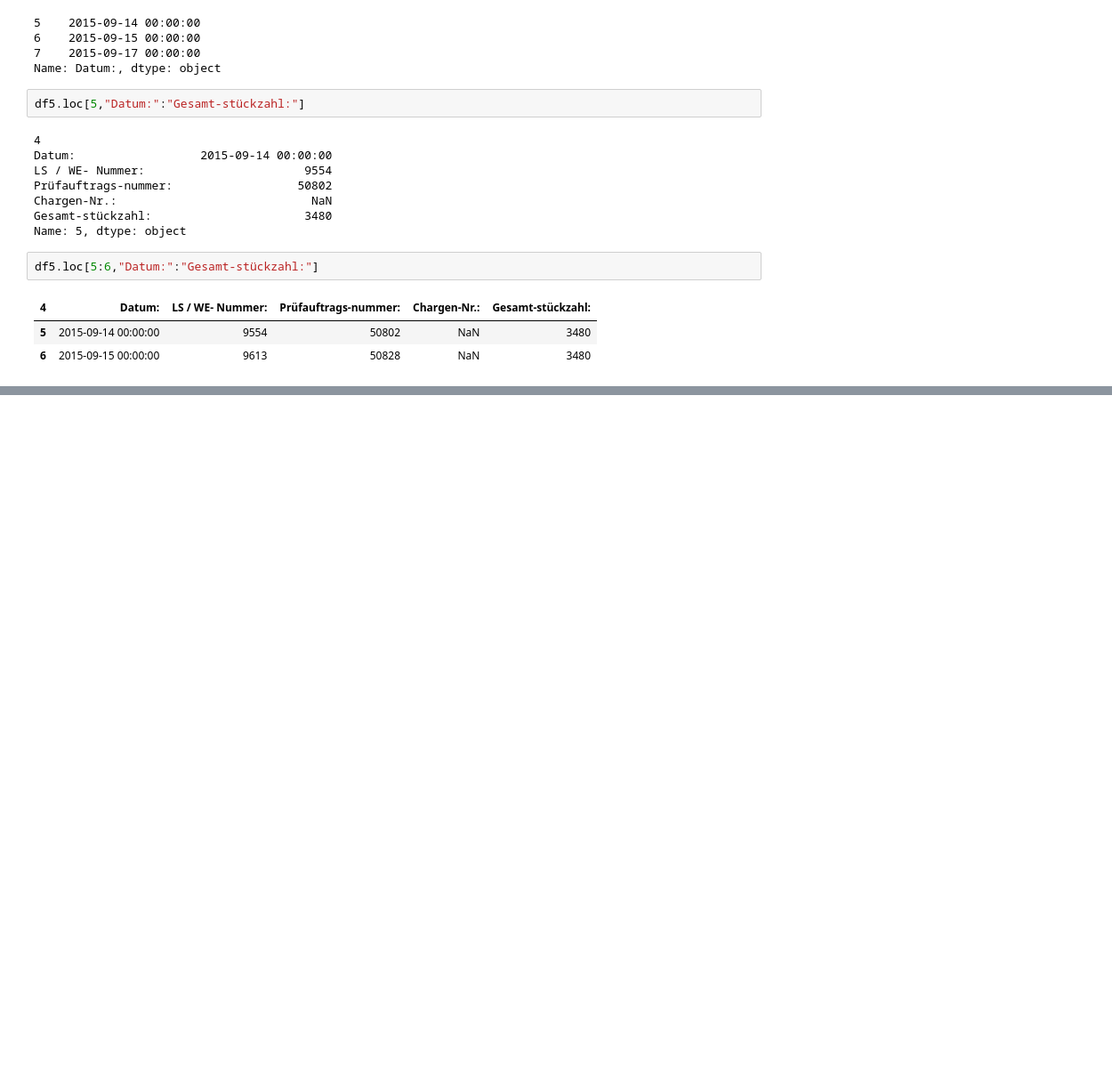
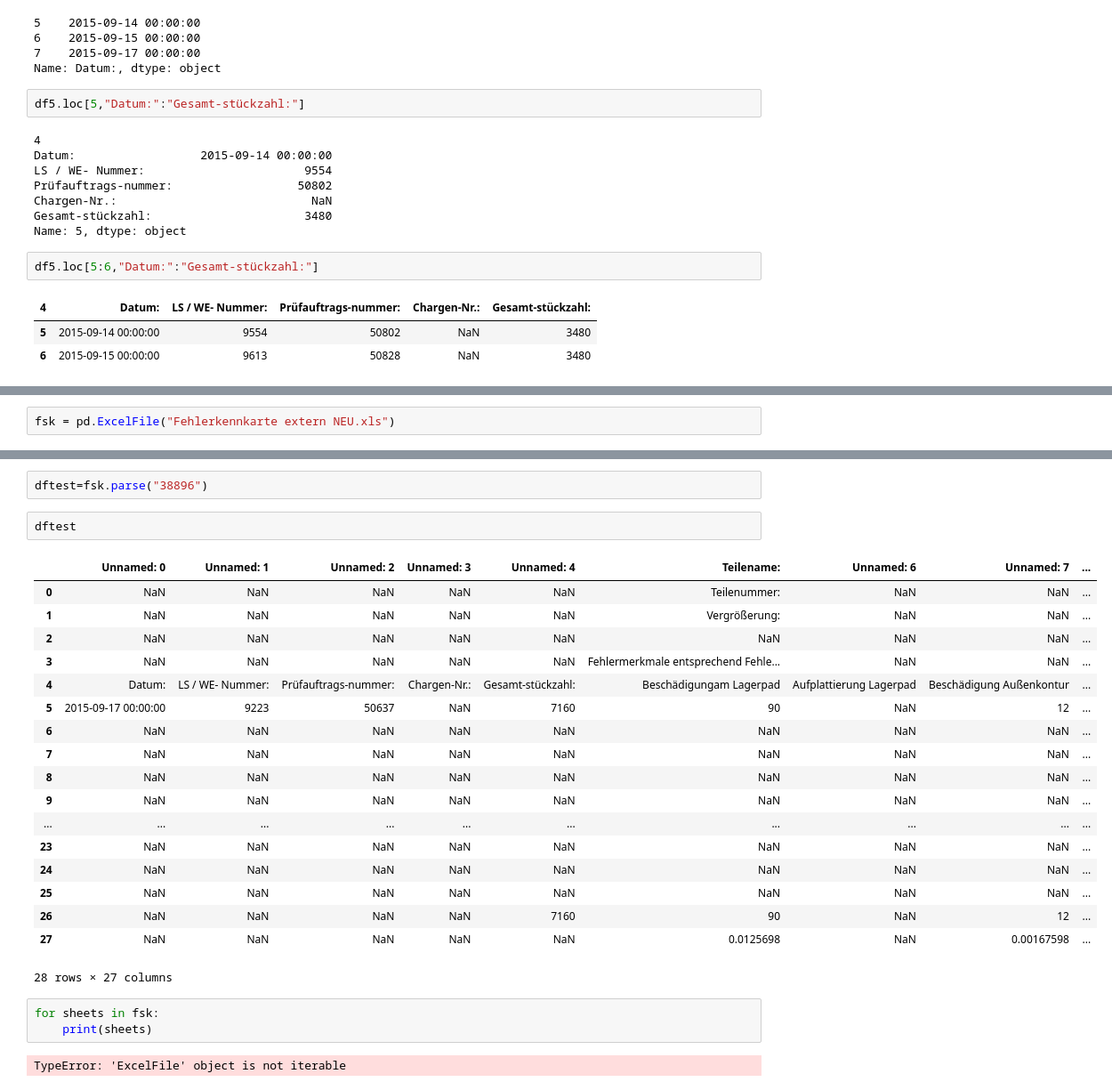
Before and after one commit to c-ern/exceltest, a Jupyter notebook: Untitled.ipynb, the cells around one changed output, grey strips where cells are left out. Shown at 89% size. Saved outputs shown, nothing was run; the diff lists cells and outputs as text; blank space fills up the shorter version.

```diff
--- a/Untitled.ipynb
+++ b/Untitled.ipynb
@@ -170,0 +177,2 @@ df5.loc[5:6,"Datum:":"Gesamt-stückzahl:"]
+# %%
+fsk = pd.ExcelFile("Fehlerkennkarte extern NEU.xls")
@@ -170,0 +203,28 @@ df5.loc[5:6,"Datum:":"Gesamt-stückzahl:"]
+# %%
+dftest=fsk.parse("38896")
+# %%
+dftest
+# %% [output]
+|  | Unnamed: 0 | Unnamed: 1 | Unnamed: 2 | Unnamed: 3 | Unnamed: 4 | Teilename: | Unnamed: 6 | Unnamed: 7 | ... |
+| 0 | NaN | NaN | NaN | NaN | NaN | Teilenummer: | NaN | NaN | ... |
+| 1 | NaN | NaN | NaN | NaN | NaN | Vergrößerung: | NaN | NaN | ... |
+| 2 | NaN | NaN | NaN | NaN | NaN | NaN | NaN | NaN | ... |
+| 3 | NaN | NaN | NaN | NaN | NaN | Fehlermerkmale entsprechend Fehle... | NaN | NaN | ... |
+| 4 | Datum: | LS / WE- Nummer: | Prüfauftrags-nummer: | Chargen-Nr.: | Gesamt-stückzahl: | Beschädigungam Lagerpad | Aufplattierung Lagerpad | Beschädigung Außenkontur | ... |
+| 5 | 2015-09-17 00:00:00 | 9223 | 50637 | NaN | 7160 | 90 | NaN | 12 | ... |
+| 6 | NaN | NaN | NaN | NaN | NaN | NaN | NaN | NaN | ... |
+| 7 | NaN | NaN | NaN | NaN | NaN | NaN | NaN | NaN | ... |
+| 8 | NaN | NaN | NaN | NaN | NaN | NaN | NaN | NaN | ... |
+| 9 | NaN | NaN | NaN | NaN | NaN | NaN | NaN | NaN | ... |
+| ... | ... | ... | ... | ... | ... | ... | ... | ... | ... |
+| 23 | NaN | NaN | NaN | NaN | NaN | NaN | NaN | NaN | ... |
+| 24 | NaN | NaN | NaN | NaN | NaN | NaN | NaN | NaN | ... |
+| 25 | NaN | NaN | NaN | NaN | NaN | NaN | NaN | NaN | ... |
+| 26 | NaN | NaN | NaN | NaN | 7160 | 90 | NaN | 12 | ... |
+| 27 | NaN | NaN | NaN | NaN | NaN | 0.0125698 | NaN | 0.00167598 | ... |
+28 rows × 27 columns
+# %%
+for sheets in fsk:
+    print(sheets)
+# %% [output]
+TypeError: 'ExcelFile' object is not iterable
```
Also changed, not shown: parts of 67 cells of this notebook.
